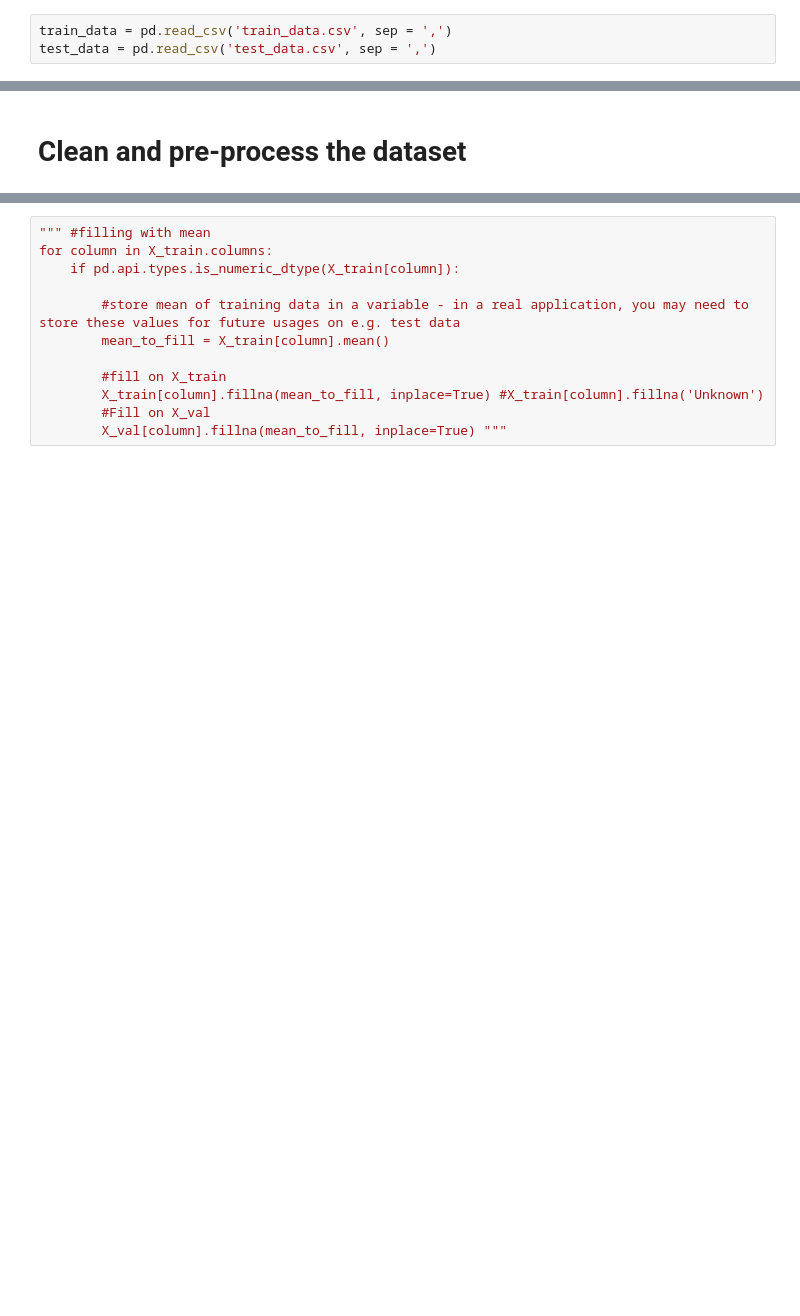
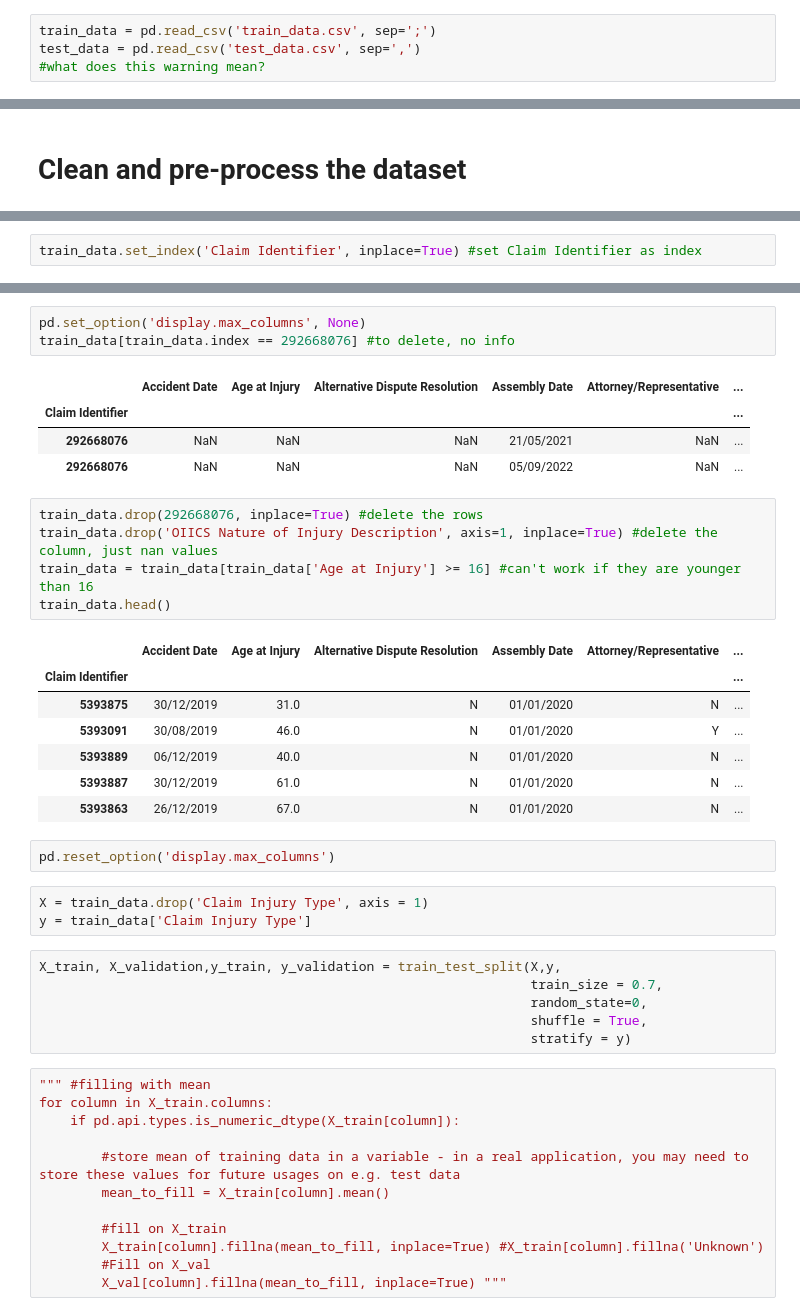
Before and after one commit to RLopes2327/Group17_ML2425, a Jupyter notebook: RL-notebook.ipynb, the cells around one changed output, grey strips where cells are left out. Saved outputs shown, nothing was run; the diff lists cells and outputs as text; blank space fills up the shorter version.

Commit message:
data analisys done
remove column OIICS Nature of Injury Description, the two rows with s«the same Identifier and the Age at Injury rows < 16

```diff
--- a/RL-notebook.ipynb
+++ b/RL-notebook.ipynb
@@ -46,3 +33,4 @@ from sklearn.metrics import confusion_matrix
 # %%
-train_data = pd.read_csv('train_data.csv', sep = ',')
-test_data = pd.read_csv('test_data.csv', sep = ',')
+train_data = pd.read_csv('train_data.csv', sep=';')
+test_data = pd.read_csv('test_data.csv', sep=',')
+#what does this warning mean?
@@ -135,0 +142,2 @@ y = titanic['Survived'] """
+# %%
+train_data.set_index('Claim Identifier', inplace=True) #set Claim Identifier as index
@@ -136,3 +154,35 @@ y = titanic['Survived'] """
+# %%
+pd.set_option('display.max_columns', None)
+train_data[train_data.index == 292668076] #to delete, no info
+# %% [output]
+|  | Accident Date | Age at Injury | Alternative Dispute Resolution | Assembly Date | Attorney/Representative | ... |
+| Claim Identifier |  |  |  |  |  | ... |
+| 292668076 | NaN | NaN | NaN | 21/05/2021 | NaN | ... |
+| 292668076 | NaN | NaN | NaN | 05/09/2022 | NaN | ... |
+# %%
+train_data.drop(292668076, inplace=True) #delete the rows
+train_data.drop('OIICS Nature of Injury Description', axis=1, inplace=True) #delete the column, just nan values
+train_data = train_data[train_data['Age at Injury'] >= 16] #can't work if they are younger than 16
+train_data.head()
+# %% [output]
+|  | Accident Date | Age at Injury | Alternative Dispute Resolution | Assembly Date | Attorney/Representative | ... |
+| Claim Identifier |  |  |  |  |  | ... |
+| 5393875 | 30/12/2019 | 31.0 | N | 01/01/2020 | N | ... |
+| 5393091 | 30/08/2019 | 46.0 | N | 01/01/2020 | Y | ... |
+| 5393889 | 06/12/2019 | 40.0 | N | 01/01/2020 | N | ... |
+| 5393887 | 30/12/2019 | 61.0 | N | 01/01/2020 | N | ... |
+| 5393863 | 26/12/2019 | 67.0 | N | 01/01/2020 | N | ... |
+# %%
+pd.reset_option('display.max_columns')
+# %%
+X = train_data.drop('Claim Injury Type', axis = 1)
+y = train_data['Claim Injury Type']
+# %%
+X_train, X_validation,y_train, y_validation = train_test_split(X,y,
+                                                               train_size = 0.7,
+                                                               random_state=0,
+                                                               shuffle = True,
+                                                               stratify = y)
 # %%
 """ #filling with mean
 for column in X_train.columns:
```
Also changed, not shown: parts of 36 cells of this notebook.
